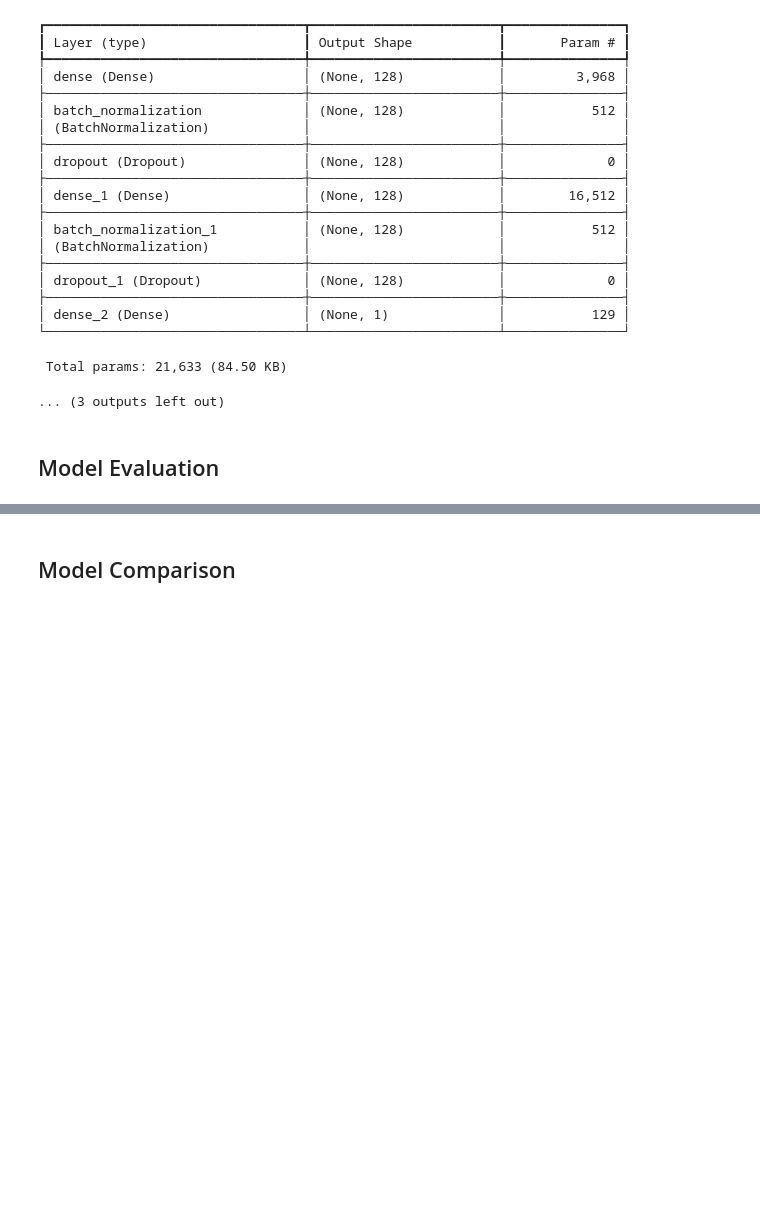
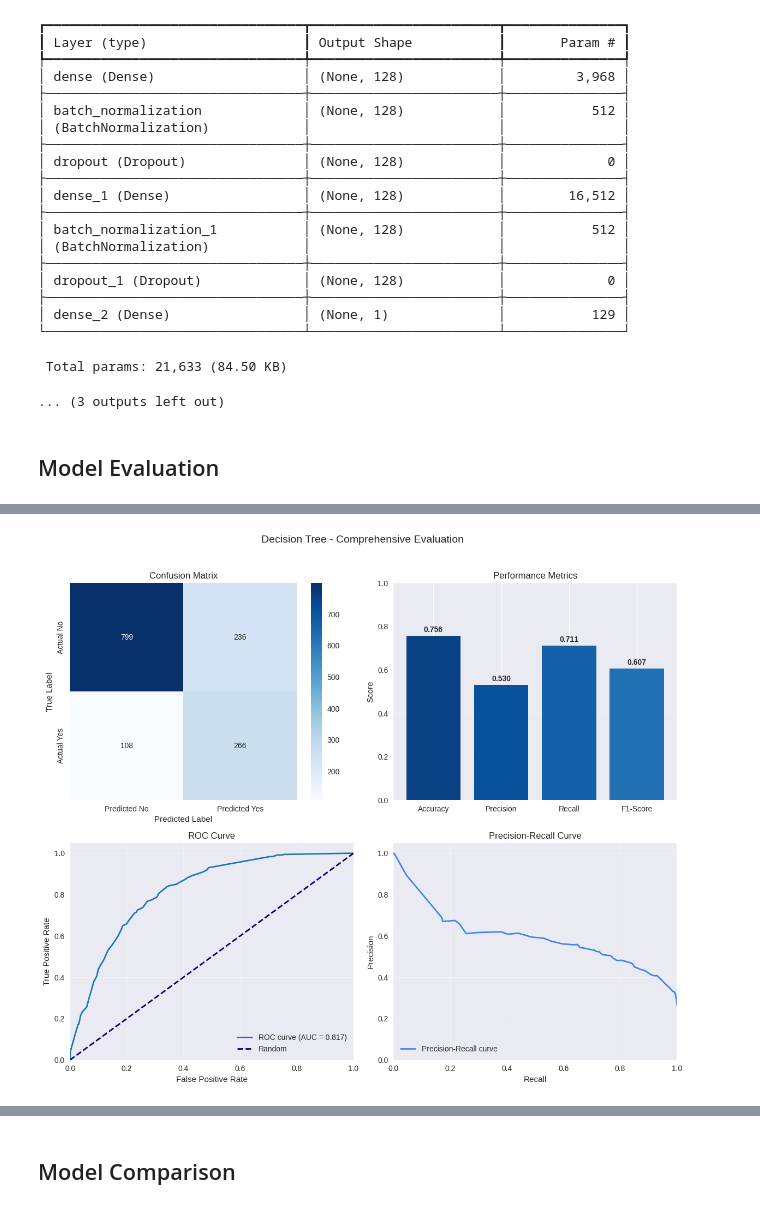
Before and after one commit to Saniru2006/Telco_Customer_Churn_2425606, a Jupyter notebook: CM2604_2425606_ICW.ipynb, the cells around one changed output, grey strips where cells are left out. Saved outputs shown, nothing was run; the diff lists cells and outputs as text; code cells hidden in the pictures; blank space fills up the shorter version.

Commit message:
The two models were evaluated and compared

```diff
--- a/CM2604_2425606_ICW.ipynb
+++ b/CM2604_2425606_ICW.ipynb
@@ -963,3 +963,86 @@ Model: "sequential"
 ... (3 outputs left out)
 # %% [markdown]
 ## Model Evaluation
+# %%
+print("\n2.4 MODEL EVALUATION")
+
+# Function for comprehensive evaluation
+def evaluate_model(y_true, y_pred, y_prob, model_name):
+    print(f"\n{model_name} Evaluation:")
+    print("-" * 30)
+    accuracy = accuracy_score(y_true, y_pred)
+    precision = precision_score(y_true, y_pred)
+    recall = recall_score(y_true, y_pred)
+    f1 = f1_score(y_true, y_pred)
+    auc = roc_auc_score(y_true, y_prob)
+
+    print(f"Accuracy:  {accuracy:.4f}")
+    print(f"Precision: {precision:.4f}")
+    print(f"Recall:    {recall:.4f}")
+    print(f"F1-Score:  {f1:.4f}")
+    print(f"ROC-AUC:   {auc:.4f}")
+
+    print("\nClassification Report:")
+    print(classification_report(y_true, y_pred, target_names=['No Churn', 'Churn']))
+
+    # Create visualization
+    fig, axes = plt.subplots(2, 2, figsize=(12, 10))
+
+    # 1. Confusion Matrix
+    cm = confusion_matrix(y_true, y_pred)
+    sns.heatmap(cm, annot=True, fmt='d', cmap='Blues', ax=axes[0,0],
+                xticklabels=['Predicted No', 'Predicted Yes'],
+                yticklabels=['Actual No', 'Actual Yes'])
+    axes[0,0].set_title('Confusion Matrix')
+    axes[0,0].set_xlabel('Predicted Label')
+    axes[0,0].set_ylabel('True Label')
+
+    # 2. Performance Metrics Bar Chart
+    metrics = ['Accuracy', 'Precision', 'Recall', 'F1-Score']
+    scores = [accuracy, precision, recall, f1]
+    bars = axes[0,1].bar(metrics, scores, color=blue_palette[:4])
+    axes[0,1].set_title('Performance Metrics')
+    axes[0,1].set_ylabel('Score')
+    axes[0,1].set_ylim(0, 1)
+    axes[0,1].grid(axis='y', alpha=0.3)
+
+    for bar, score in zip(bars, scores):
+        axes[0,1].text(bar.get_x() + bar.get_width()/2, bar.get_height() + 0.01,
+                      f'{score:.3f}', ha='center', va='bottom', fontweight='bold')
+
+    # 3. ROC Curve
+    fpr, tpr, _ = roc_curve(y_true, y_prob)
+    axes[1,0].plot(fpr, tpr, color='#1f77b4', lw=2, label=f'ROC curve (AUC = {auc:.3f})')
+    axes[1,0].plot([0, 1], [0, 1], color='navy', lw=2, linestyle='--', label='Random')
+    axes[1,0].set_xlim([0.0, 1.0])
+    axes[1,0].set_ylim([0.0, 1.05])
+    axes[1,0].set_xlabel('False Positive Rate')
+    axes[1,0].set_ylabel('True Positive Rate')
+    axes[1,0].set_title('ROC Curve')
+    axes[1,0].legend(loc='lower right')
+    axes[1,0].grid(alpha=0.3)
+
+    # 4. Precision-Recall Curve
+    precision_curve, recall_curve, _ = precision_recall_curve(y_true, y_prob)
+    axes[1,1].plot(recall_curve, precision_curve, color='#4285f4', lw=2, label='Precision-Recall curve')
+    axes[1,1].set_xlim([0.0, 1.0])
+    axes[1,1].set_ylim([0.0, 1.05])
+    axes[1,1].set_xlabel('Recall')
+    axes[1,1].set_ylabel('Precision')
+    axes[1,1].set_title('Precision-Recall Curve')
+    axes[1,1].legend(loc='lower left')
+    axes[1,1].grid(alpha=0.3)
+
+    plt.suptitle(f'{model_name} - Comprehensive Evaluation', fontsize=14, y=1.02)
+    plt.tight_layout()
+    plt.show()
+
+    return {'accuracy': accuracy, 'precision': precision, 'recall': recall,
+            'f1': f1, 'auc': auc}
+
+# Evaluate models
+print("\n" + "="*50)
+dt_results = evaluate_model(y_test, y_pred_dt, y_prob_dt, "Decision Tree")
+print("\n" + "="*50)
+nn_results = evaluate_model(y_test, y_pred_nn, y_prob_nn, "Neural Network")
+# %% [output]
@@ -965,0 +1066 @@ Model: "sequential"
+[figure, added]
```
Also changed, not shown: parts of 2 cells of this notebook.
